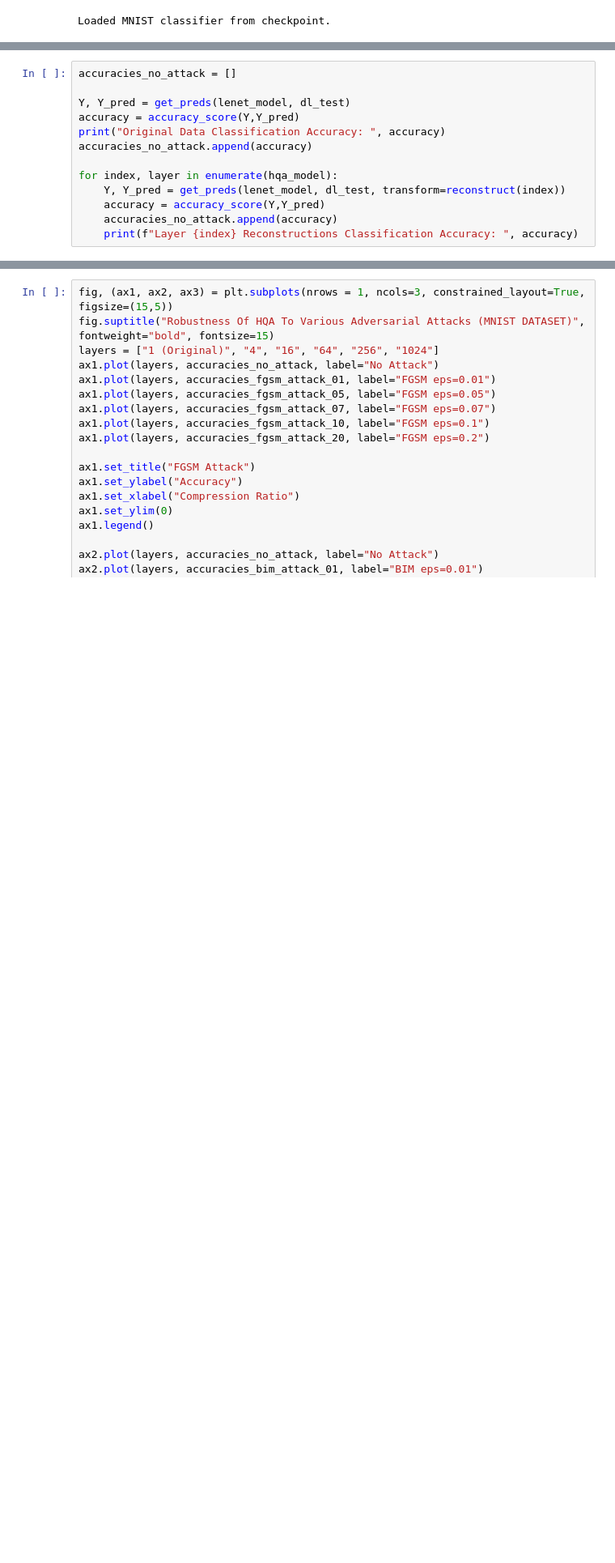
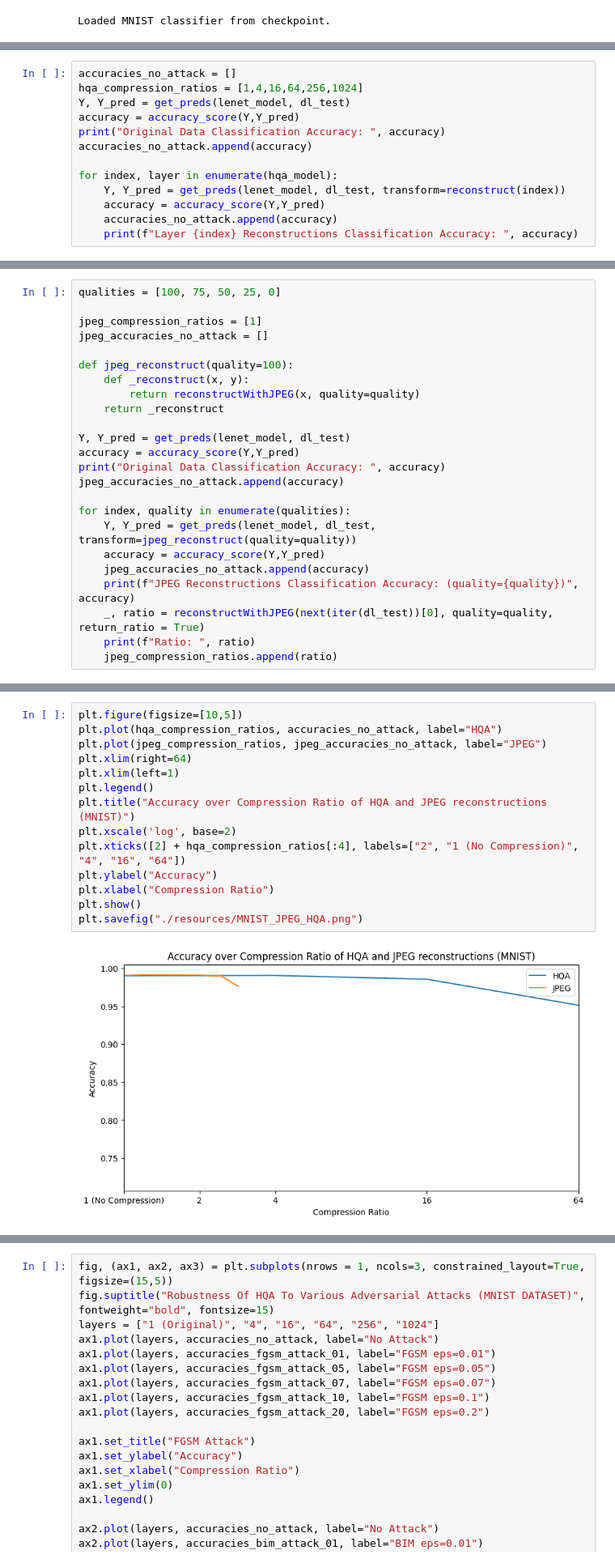
Before and after one commit to armanirodriguez/thesis-code, a Jupyter notebook: MNIST_experiments.ipynb, the cells around one changed output, grey strips where cells are left out. Shown: that part at 81% size. Drawn from its saved outputs; the diff is of its cells as text; blank space fills up the shorter version.

Commit message:
jpeg comparison

```diff
--- a/MNIST_experiments.ipynb
+++ b/MNIST_experiments.ipynb
@@ -81,6 +82,6 @@ plt.show()
 # %%
 accuracies_no_attack = []
-
+hqa_compression_ratios = [1,4,16,64,256,1024]
 Y, Y_pred = get_preds(lenet_model, dl_test)
 accuracy = accuracy_score(Y,Y_pred)
 print("Original Data Classification Accuracy: ", accuracy)
@@ -100,0 +102,24 @@ Layer 4 Reconstructions Classification Accuracy:  0.7179
+# %%
+qualities = [100, 75, 50, 25, 0]
+
+jpeg_compression_ratios = [1]
+jpeg_accuracies_no_attack = []
+
+def jpeg_reconstruct(quality=100):
+    def _reconstruct(x, y):
+        return reconstructWithJPEG(x, quality=quality)
+    return _reconstruct
+
+Y, Y_pred = get_preds(lenet_model, dl_test)
+accuracy = accuracy_score(Y,Y_pred)
+print("Original Data Classification Accuracy: ", accuracy)
+jpeg_accuracies_no_attack.append(accuracy)
+
+for index, quality in enumerate(qualities):
+    Y, Y_pred = get_preds(lenet_model, dl_test, transform=jpeg_reconstruct(quality=quality))
+    accuracy = accuracy_score(Y,Y_pred)
+    jpeg_accuracies_no_attack.append(accuracy)
+    print(f"JPEG Reconstructions Classification Accuracy: (quality={quality})", accuracy)
+    _, ratio = reconstructWithJPEG(next(iter(dl_test))[0], quality=quality, return_ratio = True)
+    print(f"Ratio: ", ratio)
+    jpeg_compression_ratios.append(ratio)
@@ -100,0 +138,16 @@ Layer 4 Reconstructions Classification Accuracy:  0.7179
+# %%
+plt.figure(figsize=[10,5])
+plt.plot(hqa_compression_ratios, accuracies_no_attack, label="HQA")
+plt.plot(jpeg_compression_ratios, jpeg_accuracies_no_attack, label="JPEG")
+plt.xlim(right=64)
+plt.xlim(left=1)
+plt.legend()
+plt.title("Accuracy over Compression Ratio of HQA and JPEG reconstructions (MNIST)")
+plt.xscale('log', base=2)
+plt.xticks([2] + hqa_compression_ratios[:4], labels=["2", "1 (No Compression)", "4", "16", "64"])
+plt.ylabel("Accuracy")
+plt.xlabel("Compression Ratio")
+plt.show()
+plt.savefig("./resources/MNIST_JPEG_HQA.png")
+# %% [output]
+[figure, added]
```
Also changed, not shown: parts of 13 cells of this notebook, 11 other files.
